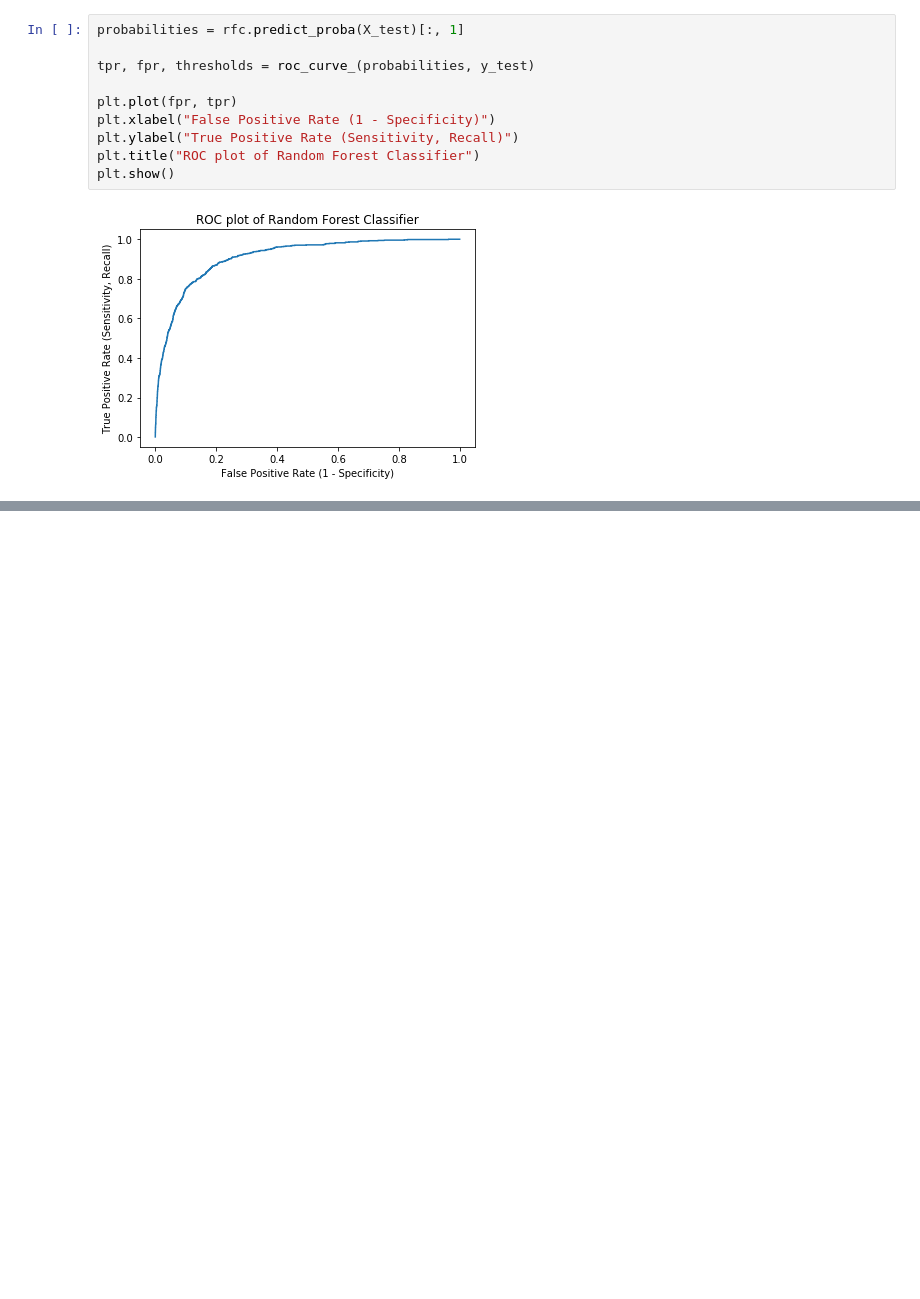
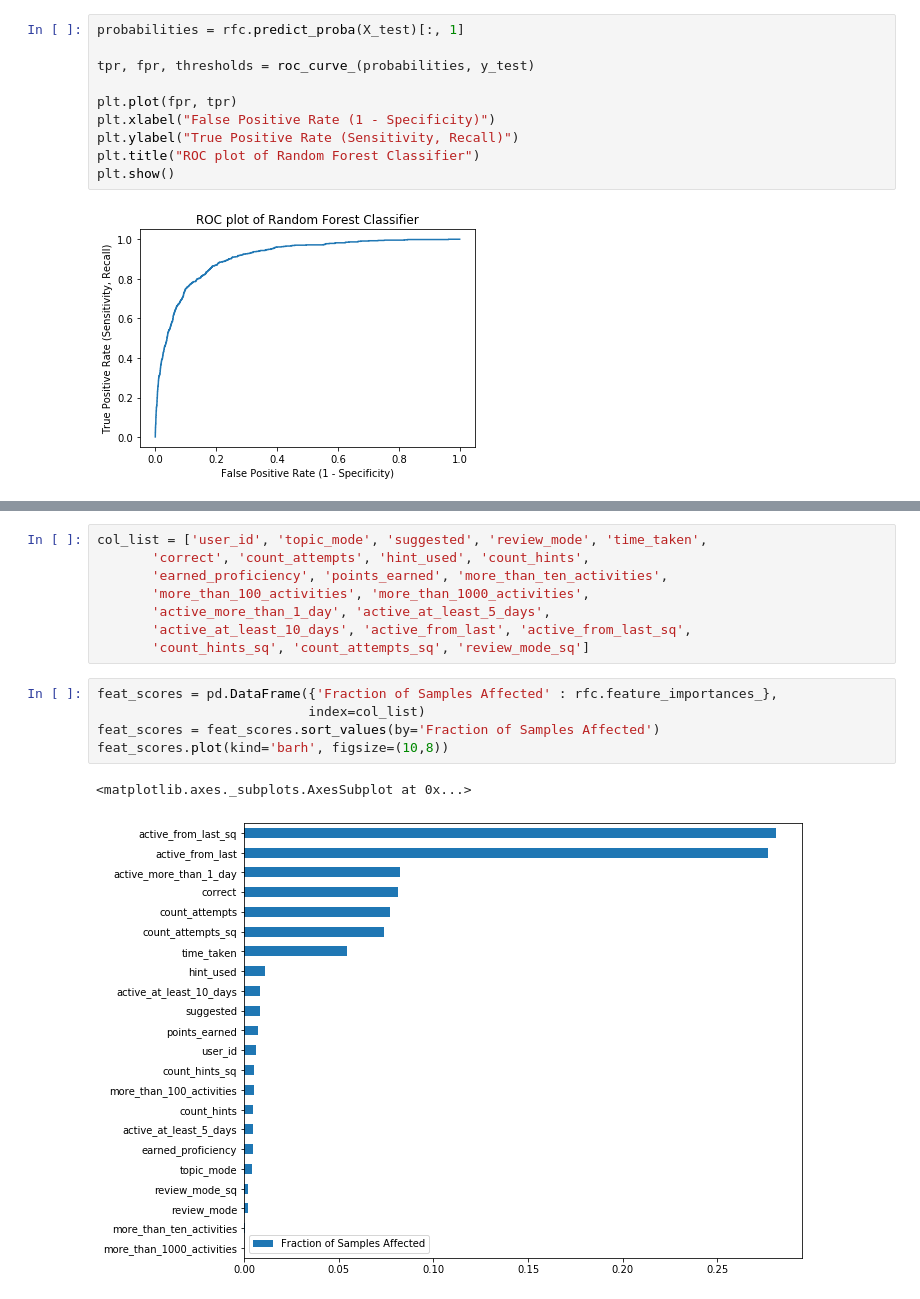
Before and after one commit to branlindsey/junyi_app_user, a Jupyter notebook: Random_Forest_Model-v2.ipynb, the cells around one changed output, grey strips where cells are left out. Saved outputs shown, nothing was run; the diff lists cells and outputs as text; blank space fills up the shorter version.

```diff
--- a/Random_Forest_Model-v2.ipynb
+++ b/Random_Forest_Model-v2.ipynb
@@ -118,0 +136,16 @@ plt.show()
+# %%
+col_list = ['user_id', 'topic_mode', 'suggested', 'review_mode', 'time_taken',
+       'correct', 'count_attempts', 'hint_used', 'count_hints',
+       'earned_proficiency', 'points_earned', 'more_than_ten_activities',
+       'more_than_100_activities', 'more_than_1000_activities',
+       'active_more_than_1_day', 'active_at_least_5_days',
+       'active_at_least_10_days', 'active_from_last', 'active_from_last_sq',
+       'count_hints_sq', 'count_attempts_sq', 'review_mode_sq']
+# %%
+feat_scores = pd.DataFrame({'Fraction of Samples Affected' : rfc.feature_importances_},
+                           index=col_list)
+feat_scores = feat_scores.sort_values(by='Fraction of Samples Affected')
+feat_scores.plot(kind='barh', figsize=(10,8))
+# %% [output]
+<matplotlib.axes._subplots.AxesSubplot at 0x...>
+[figure, added]
```
Also changed, not shown: parts of 5 cells of this notebook, 8 other files.
